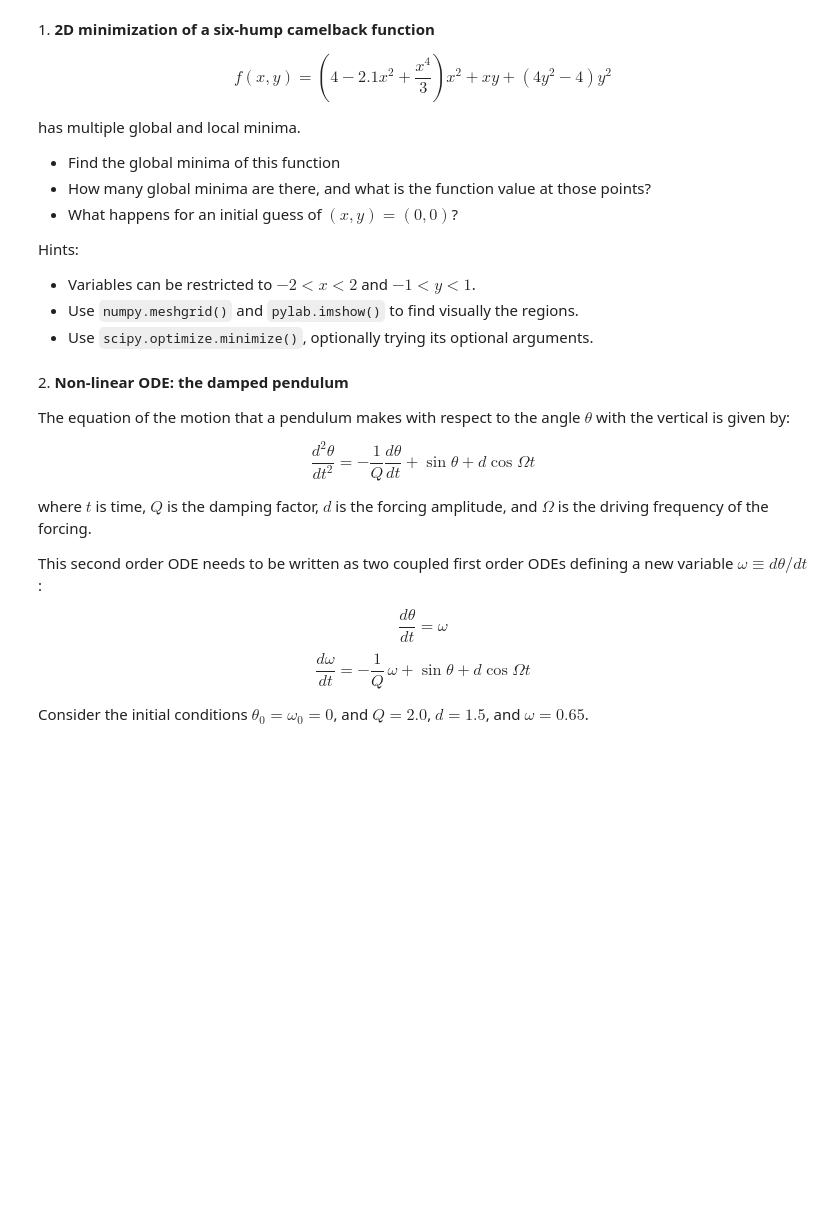
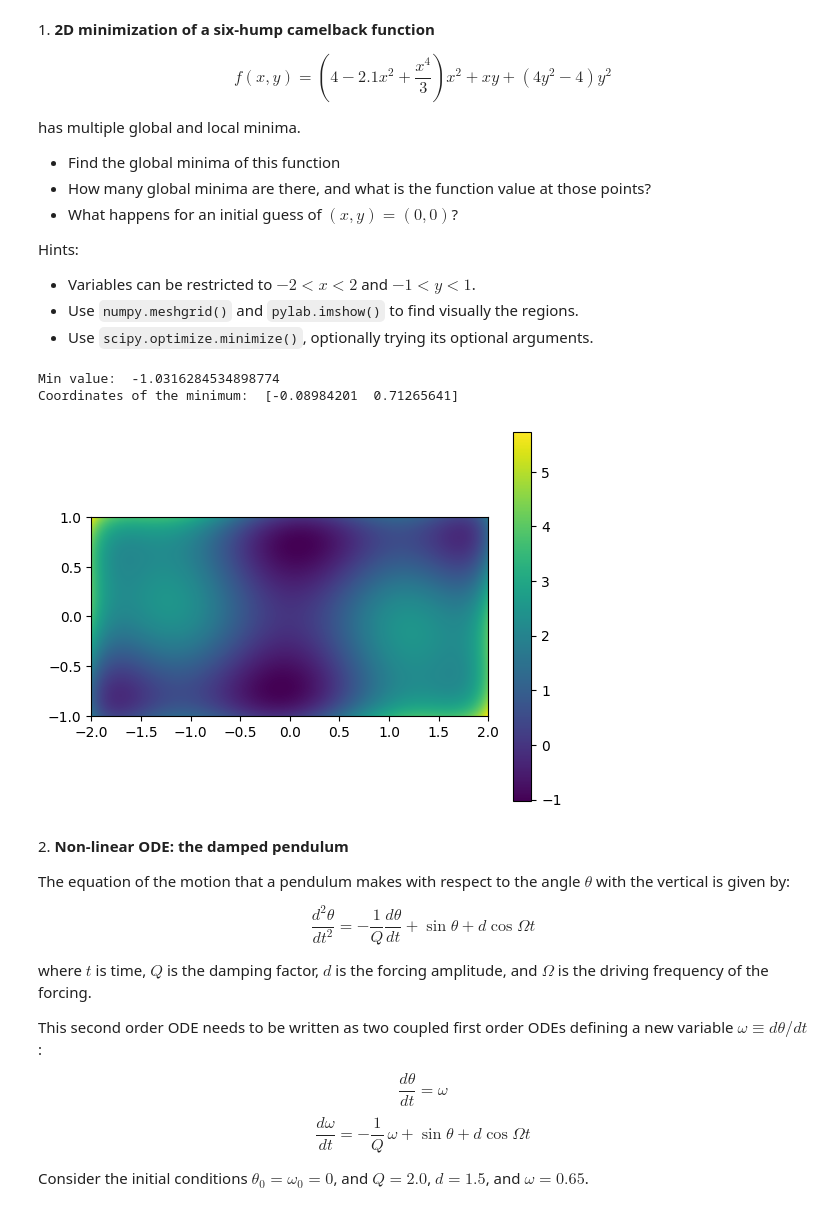
Before and after one commit to alextimis/ScientificComputingWithPython2022, a Jupyter notebook: 09ex_numerical.ipynb, the cells around one changed output. Saved outputs shown, nothing was run; the diff lists cells and outputs as text; code cells hidden in the pictures; blank space fills up the shorter version.

```diff
--- a/09ex_numerical.ipynb
+++ b/09ex_numerical.ipynb
@@ -21,6 +22,25 @@ Hints:
 * Variables can be restricted to $-2 < x < 2$ and $-1 < y < 1$.
 * Use `numpy.meshgrid()` and `pylab.imshow()` to find visually the regions.
 * Use `scipy.optimize.minimize()`, optionally trying its optional arguments.
+# %%
+def f(coordinates):
+        x,y=coordinates
+        return ((4-2.1*x**2+x**4/3)*x**2+x*y+(4*y**2-4)*y**2)
+XY = np.meshgrid(np.arange(-2.,2.,0.001),np.arange(-1.,1.,0.001))
+plt.imshow(f(XY), extent=[-2,2,-1,1])
+plt.colorbar()
+
+x1 = np.linspace(-2,2,1000)
+y1 = np.linspace(-1,1,1000)
+solutions = [optimize.minimize(f,(x,y)) for x,y in zip(x1,y1)]
+idx = np.argmin([solution.fun for solution in solutions])
+solution = solutions[idx]
+print("Min value: ",solution.fun)
+print("Coordinates of the minimum: ",solution.x)
+# %% [output]
+Min value:  -1.0316284534898774
+Coordinates of the minimum:  [-0.08984201  0.71265641]
+[figure, added]
 # %% [markdown]
 2\. **Non-linear ODE: the damped pendulum**
 
```
Also changed, not shown: parts of 2 cells of this notebook, 1 other file.
